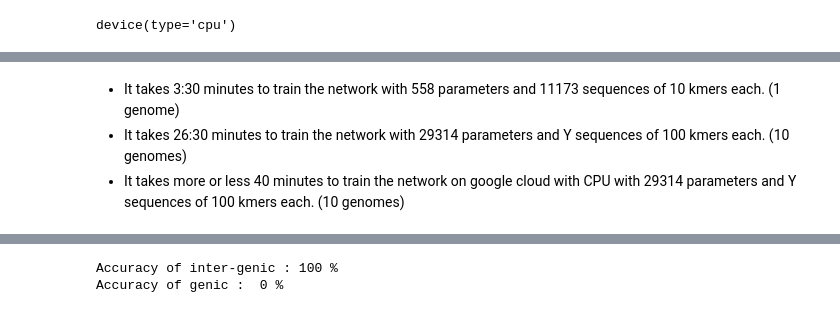
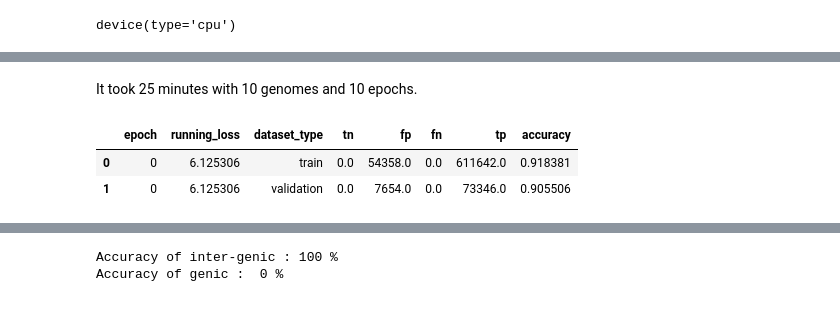
Before and after one commit to deepphage/notebooks, a Jupyter notebook: experimentsLSTM.ipynb, the cells around one changed output, grey strips where cells are left out. Drawn from its saved outputs; the diff is of its cells as text; code cells hidden in the pictures.

```diff
--- a/experimentsLSTM.ipynb
+++ b/experimentsLSTM.ipynb
@@ -83,7 +84,7 @@ strides = [1] # [1, 2]
 batch_sizes = [30] # [30, 60, 120]
 embedding_layer_sizes = [50] # [50, 100]
 hidden_layer_sizes = [30] # [30, 50, 80]
-epochs_values = [1] # [10, 50, 100]
+epochs_values = [10] # [10, 50, 100]
 optimizers = ['SGD']#['SGD', 'ADAM']
 learning_rates = [0.1] # [0.1, 0.01, 0.001]
 
@@ -92,7 +93,7 @@ learning_rates = [0.1] # [0.1, 0.01, 0.001]
 LABSET_DIM = 2
 BIDIRECTIONAL = True
 sequence_length = 100
-genomes_to_use = 1 # len(loaders) for all genomes
+genomes_to_use = 10 # len(loaders) for all genomes
 # %%
 # get dataset
 loader = PhageLoader("data/")
@@ -207,4 +245,9 @@ Running experiment with (window_size = 3, stride = 1, batch_size = 30, embedding
-# %% [markdown]
-* It takes 3:30 minutes to train the network with 558 parameters and 11173 sequences of 10 kmers each. (1 genome)
-* It takes 26:30 minutes to train the network with 29314 parameters and Y sequences of 100 kmers each. (10 genomes)
-* It takes more or less 40 minutes to train the network on google cloud with CPU with 29314 parameters and Y sequences of 100 kmers each. (10 genomes)
+# %% [markdown]
+It took 25 minutes with 10 genomes and 10 epochs.
+# %%
+experiment_report['accuracy'] = experiment_report.apply(lambda row: (row.tp + row.tn)/(row.tp + row.tn + row.fp + row.fn),axis=1)
+experiment_report
+# %% [output]
+|  | epoch | running_loss | dataset_type | tn | fp | fn | tp | accuracy |
+| 0 | 0 | 6.125306 | train | 0.0 | 54358.0 | 0.0 | 611642.0 | 0.918381 |
+| 1 | 0 | 6.125306 | validation | 0.0 | 7654.0 | 0.0 | 73346.0 | 0.905506 |
```
Also changed, not shown: parts of 14 cells of this notebook, 1 other file.
